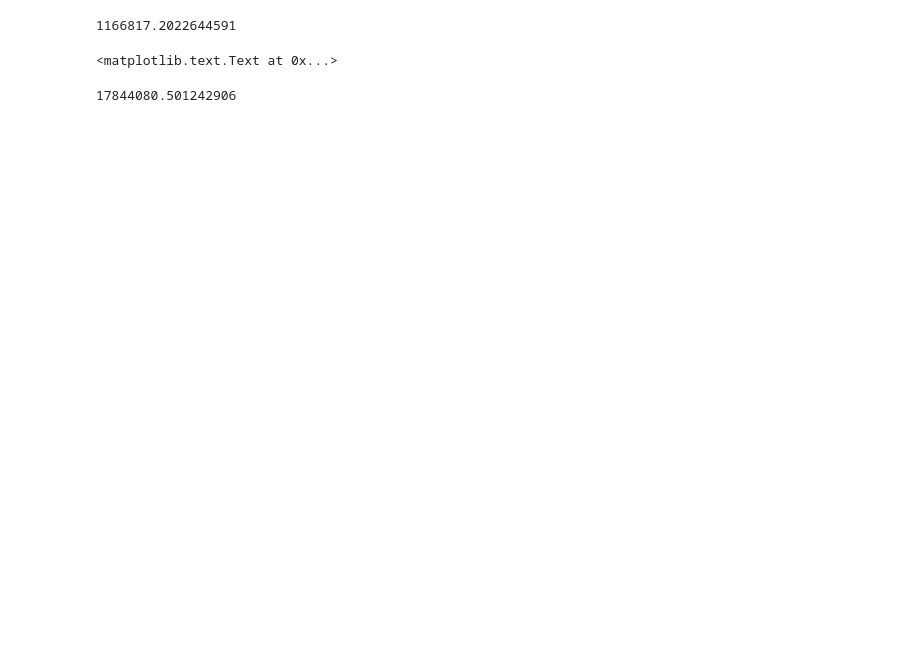
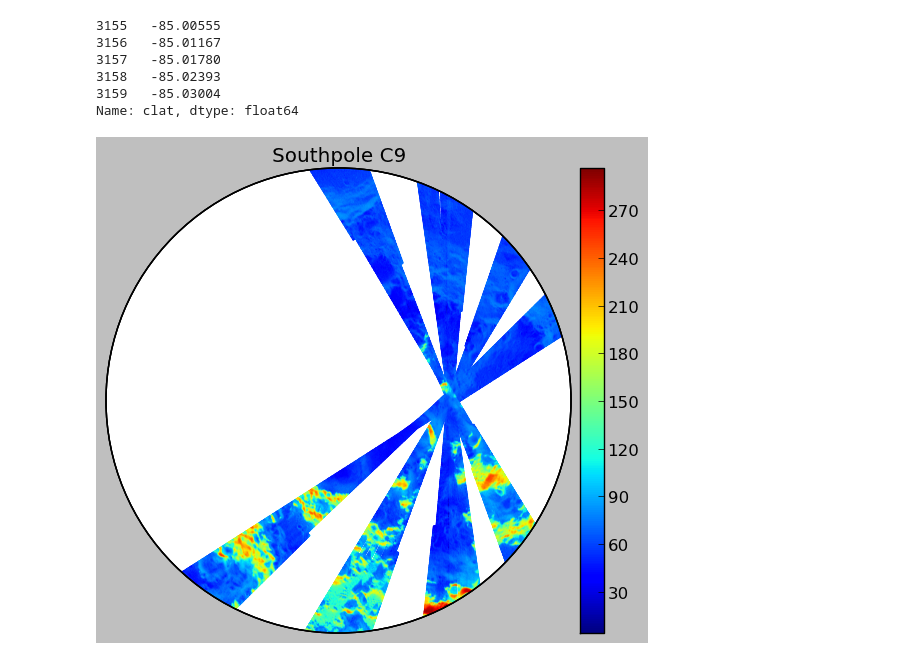
Before and after one commit to lro-diviner/divcalib, a Jupyter notebook: notebooks/map plotting.ipynb, the cells around one changed output. Saved outputs shown, nothing was run; the diff lists cells and outputs as text; code cells hidden in the pictures; blank space fills up the shorter version.

```diff
--- a/notebooks/map plotting.ipynb
+++ b/notebooks/map plotting.ipynb
@@ -4,0 +10,2 @@ df = pd.io.parsers.read_csv('/Users/maye/mount/luna4/raid/rdr20_month_samples/no
+# %%
+blat = -85
@@ -4,0 +39,2 @@ df = pd.io.parsers.read_csv('/Users/maye/mount/luna4/raid/rdr20_month_samples/no
+# %%
+store = pd.HDFStore('/u/paige/maye/raid/rdr20_month_samples/nominal/C9.h5')
@@ -4,0 +47,2 @@ df = pd.io.parsers.read_csv('/Users/maye/mount/luna4/raid/rdr20_month_samples/no
+# %%
+alldf= store.select('df','clat<-85')
@@ -5,41 +69,30 @@ df = pd.io.parsers.read_csv('/Users/maye/mount/luna4/raid/rdr20_month_samples/no
+# %%
+alldf.clat.head()
+# %% [output]
+3155   -85.00555
+3156   -85.01167
+3157   -85.01780
+3158   -85.02393
+3159   -85.03004
+Name: clat, dtype: float64
 # %%
-# example showing how to plot scattered data with hexbin.
-from numpy.random import uniform
-import matplotlib.pyplot as plt
-import numpy as np
 from mpl_toolkits.basemap import Basemap
 
-blat = 70
-compressor = 70
-# create north polar stereographic basemap
-m = Basemap(lon_0=270, boundinglat=blat, projection='npstere',round=True)
+# create south polar stereographic basemap
+m = Basemap(lon_0=270, boundinglat=-85, projection='spstere',round=True)
+
 #m = Basemap(lon_0=-105,lat_0=40,projection='ortho')
-
-# number of points
-npts = 100000
-
-# generate random points on a sphere,
-# so that every small area on the sphere is expected
-# to have the same number of points.
-# http://mathworld.wolfram.com/SpherePointPicking.html
-u = uniform(0.,1.,size=npts)
-v = uniform(0.,1.,size=npts)
-lons = 360.*u
-lats = (180./np.pi)*np.arccos(2*v-1) - 90.
 
 # toss points outside of map region.
 # ??
 # ?? bins get bigger when i compress less strict??
 # ??
-lats = np.compress(df.clat.values > blat, df.clat.values)
-lons = np.compress(df.clat.values > blat, df.clon.values)
+
+lats = np.compress(alldf.clat.values < blat, alldf.clat.values)
+lons = np.compress(alldf.clat.values < blat, alldf.clon.values)
 
 # convert to map projection coordinates.
 x1, y1 = m(lons, lats)
-# %%
-y1.min()
-# %% [output]
-1166817.2022644591
 # %%
 # remove points outside projection limb.
 x = np.compress(np.logical_or(x1 < 1.e20,y1 < 1.e20), x1)
@@ -47,15 +100,12 @@ y = np.compress(np.logical_or(x1 < 1.e20,y1 < 1.e20), y1)
 # %%
 clf()
 
 # make plot using hexbin
-CS = m.hexbin(x,y,C=df.tb,gridsize=25,cmap=plt.cm.jet)
-m.drawparallels(np.arange(0,86,5),latmax=85)
-m.drawmeridians(np.arange(-180,180,30),latmax=90)
+CS = m.hexbin(x,y,C=alldf.tb,gridsize=1000,cmap=plt.cm.jet)
+#m.drawparallels(np.arange(-90,-84),latmax=-89)
+#m.drawmeridians(np.arange(-180,180,30),latmax=90)
 m.colorbar() # draw colorbar
-plt.title('hexbin demo')
+plt.title('Southpole C9')
+savefig('southpole_grid1000.png',dpi=200)
 # %% [output]
-<matplotlib.text.Text at 0x...>
+[figure, added]
-# %%
-m.xmax
-# %% [output]
-17844080.501242906
```
Also changed, not shown: parts of 7 cells of this notebook, 1 other file.
